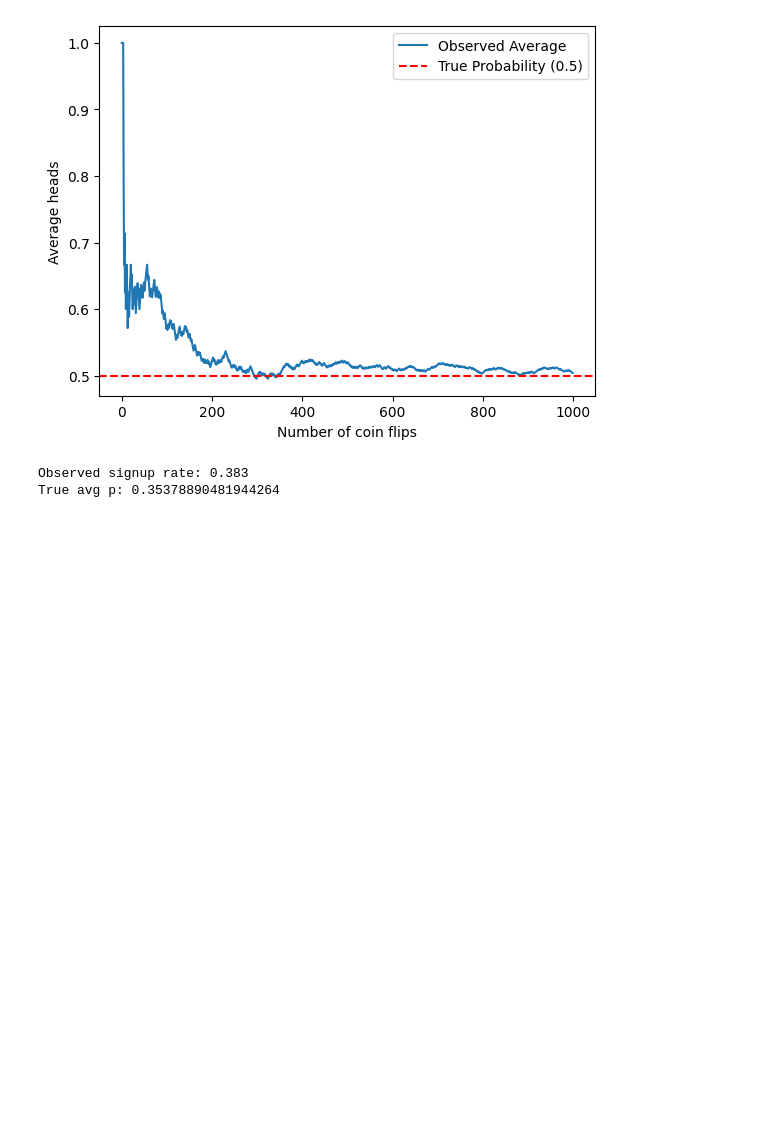
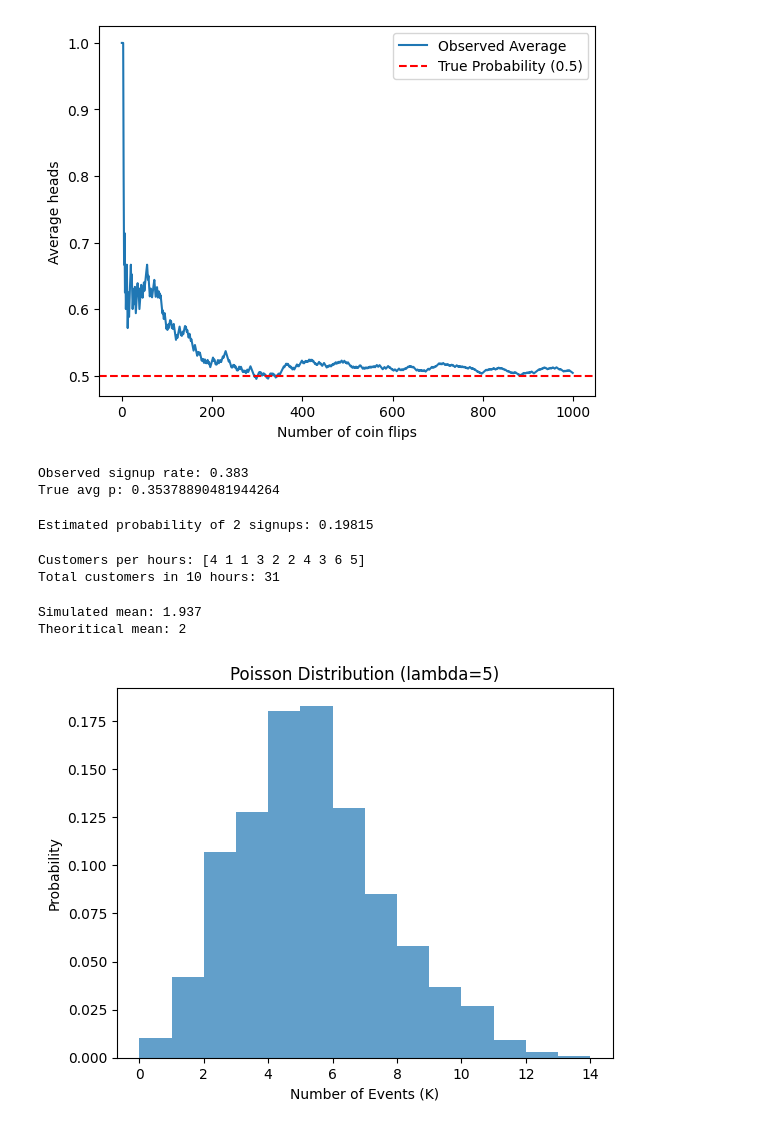
Before and after one commit to Aditish21/Binomial-Distribution, a Jupyter notebook: Binomial distribution.ipynb, the cells around one changed output. Cells and saved outputs as stored; diff of their text form; code cells hidden in the pictures; blank space fills up the shorter version.

```diff
--- a/Binomial distribution.ipynb
+++ b/Binomial distribution.ipynb
@@ -33,0 +36,35 @@ True avg p: 0.35378890481944264
+# %%
+lam=4
+k=4
+samples=np.random.poisson(lam,100000)
+prob_estimate=np.mean(samples==k)
+print("Estimated probability of 2 signups:",prob_estimate)
+# %% [output]
+Estimated probability of 2 signups: 0.19815
+# %%
+lam=3
+hours=10
+arrivals=np.random.poisson(lam,hours)
+print("Customers per hours:",arrivals)
+print("Total customers in 10 hours:",arrivals.sum())
+# %% [output]
+Customers per hours: [4 1 1 3 2 2 4 3 6 5]
+Total customers in 10 hours: 31
+# %%
+lam=2
+samples=np.random.poisson(lam,1000)
+print("Simulated mean:",samples.mean())
+print("Theoritical mean:",lam)
+# %% [output]
+Simulated mean: 1.937
+Theoritical mean: 2
+# %%
+lam=5
+samples=np.random.poisson(lam,1000)
+plt.hist(samples,bins=range(0,15),density=True,alpha=0.7)
+plt.xlabel("Number of Events (K)")
+plt.ylabel("Probability")
+plt.title("Poisson Distribution (lambda=5)")
+plt.show()
+# %% [output]
+[figure, added]
```
Also changed, not shown: parts of 1 cell of this notebook.
